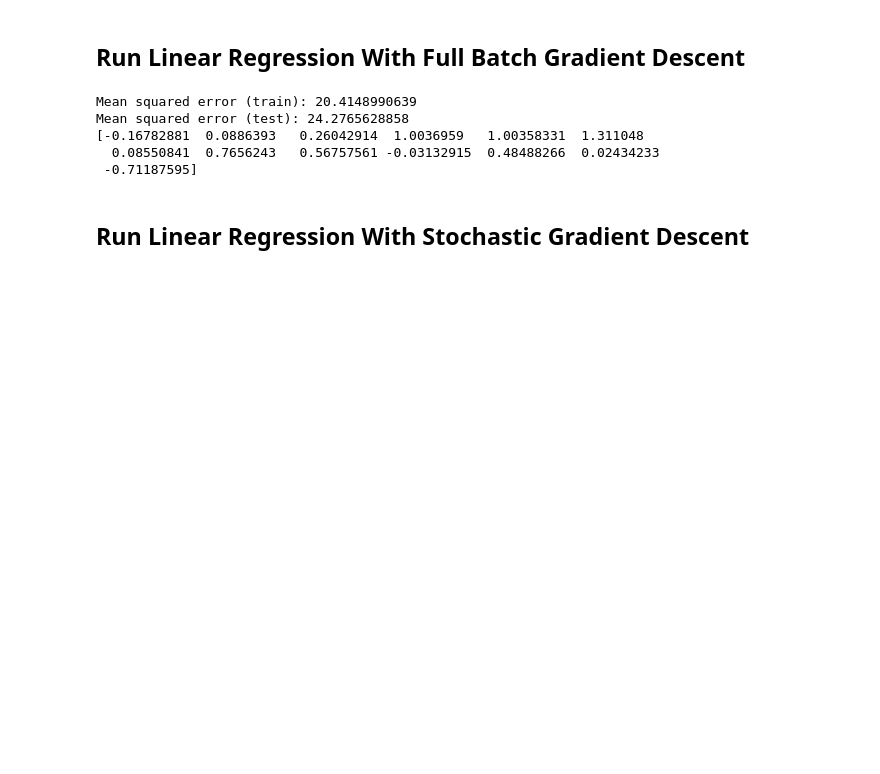
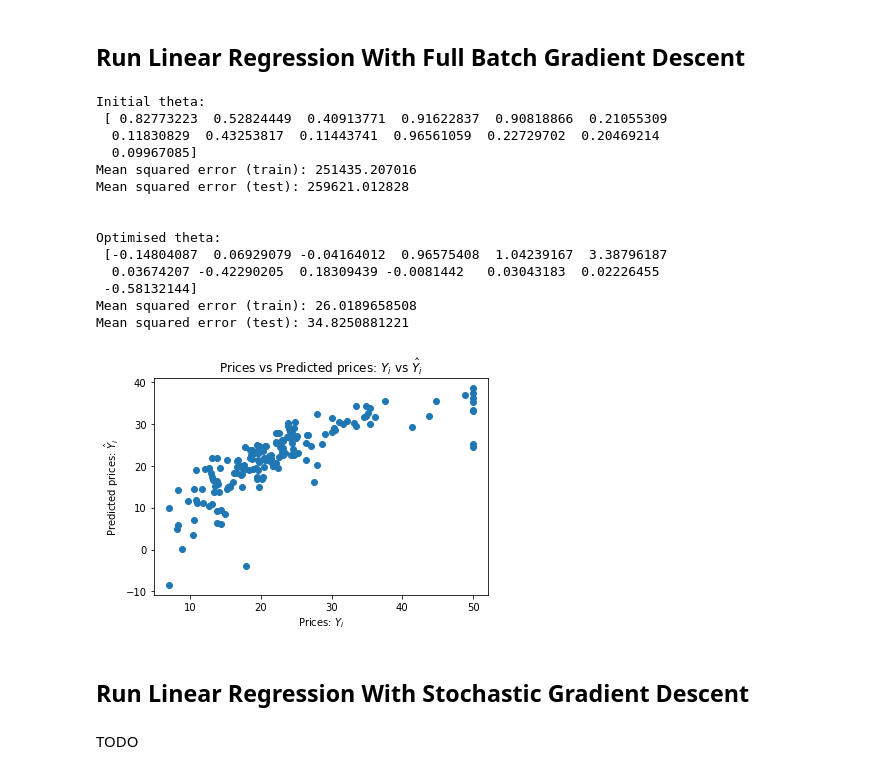
Before and after one commit to spiritedtechie/boston-house-prices-prediction, a Jupyter notebook: Boston House Prices - Linear Regression.ipynb, the cells around one changed output. Cells and saved outputs as stored; diff of their text form; code cells hidden in the pictures; blank space fills up the shorter version.

```diff
--- a/Boston House Prices - Linear Regression.ipynb
+++ b/Boston House Prices - Linear Regression.ipynb
@@ -174,21 +184,44 @@ Mean squared error (test): 28.54
 ## Run Linear Regression With Full Batch Gradient Descent
 # %%
 debug = False
-num_of_iterations = 100000
-alpha = 0.000001 # learning rate
-initial_theta = np.ones((X.shape[1]))
+num_of_iterations = 300000
+alpha = 0.000004 # learning rate
+
+initial_theta = np.random.rand((X.shape[1]))
+mse_on_train = mean_squared_error(X_train, y_train, initial_theta)
+mse_on_test = mean_squared_error(X_test, y_test, initial_theta)
+
+print('Initial theta: \n', initial_theta)
+print("Mean squared error (train):", mse_on_train)
+print("Mean squared error (test):", mse_on_test)
 
 optimised_theta = gradient_descent_batch(X_train, y_train, initial_theta, alpha, num_of_iterations)
 mse_on_train = mean_squared_error(X_train, y_train, optimised_theta)
 mse_on_test = mean_squared_error(X_test, y_test, optimised_theta)
-print("Mean squared error (train): " + str(mse_on_train))
-print("Mean squared error (test): " + str(mse_on_test))
-print(optimised_theta)
+print('\n')
+print('Optimised theta: \n', optimised_theta)
+print("Mean squared error (train):", mse_on_train)
+print("Mean squared error (test):", mse_on_test)
+
+y_pred = X_test.dot(optimised_theta.T)
+plot_scatter(y_test, y_pred)
 # %% [output]
-Mean squared error (train): 20.4148990639
-Mean squared error (test): 24.2765628858
-[-0.16782881  0.0886393   0.26042914  1.0036959   1.00358331  1.311048
-  0.08550841  0.7656243   0.56757561 -0.03132915  0.48488266  0.02434233
- -0.71187595]
+Initial theta:
+ [ 0.82773223  0.52824449  0.40913771  0.91622837  0.90818866  0.21055309
+  0.11830829  0.43253817  0.11443741  0.96561059  0.22729702  0.20469214
+  0.09967085]
+Mean squared error (train): 251435.207016
+Mean squared error (test): 259621.012828
+
+
+Optimised theta:
+ [-0.14804087  0.06929079 -0.04164012  0.96575408  1.04239167  3.38796187
+  0.03674207 -0.42290205  0.18309439 -0.0081442   0.03043183  0.02226455
+ -0.58132144]
+Mean squared error (train): 26.0189658508
+Mean squared error (test): 34.8250881221
+[figure, added]
 # %% [markdown]
 ## Run Linear Regression With Stochastic Gradient Descent
+# %% [markdown]
+TODO
```
Also changed, not shown: parts of 3 cells of this notebook.
